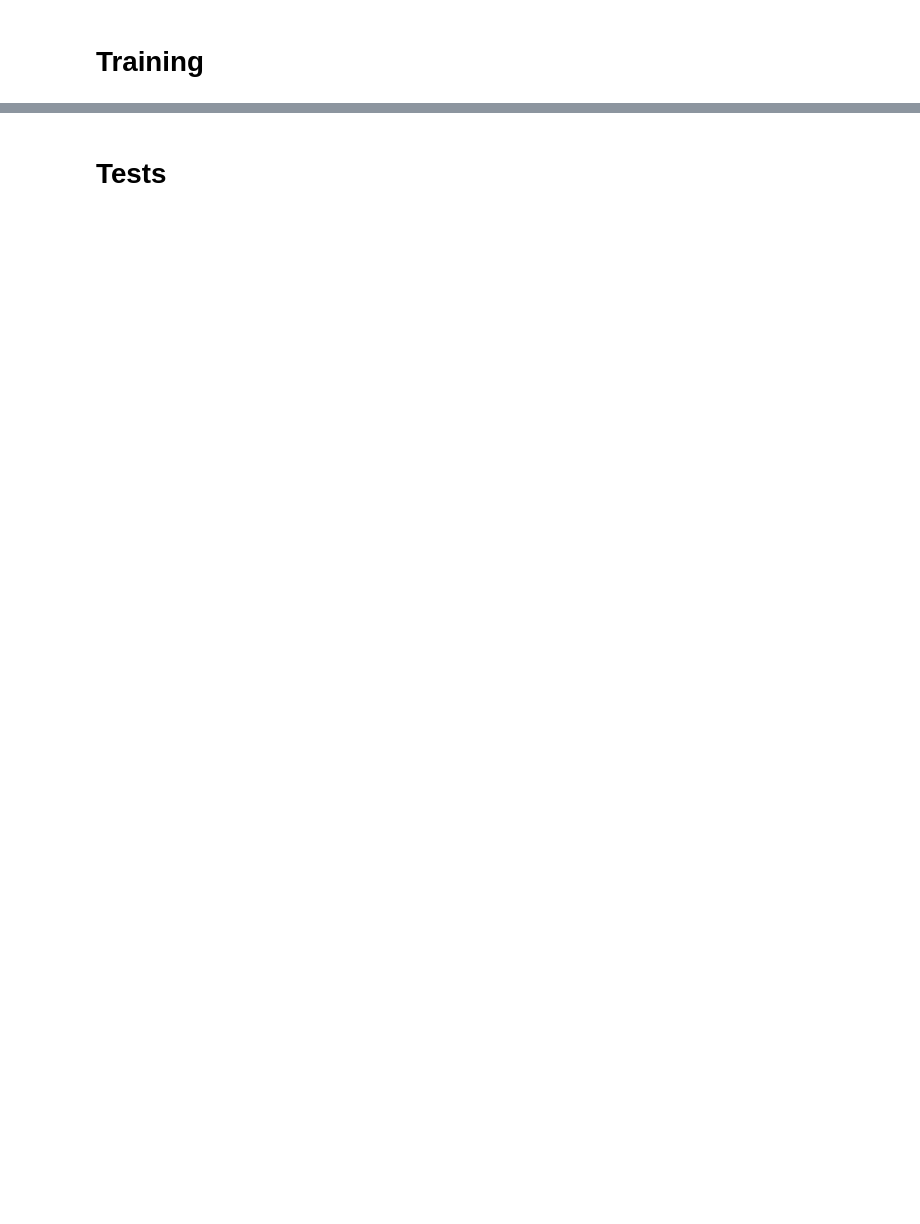
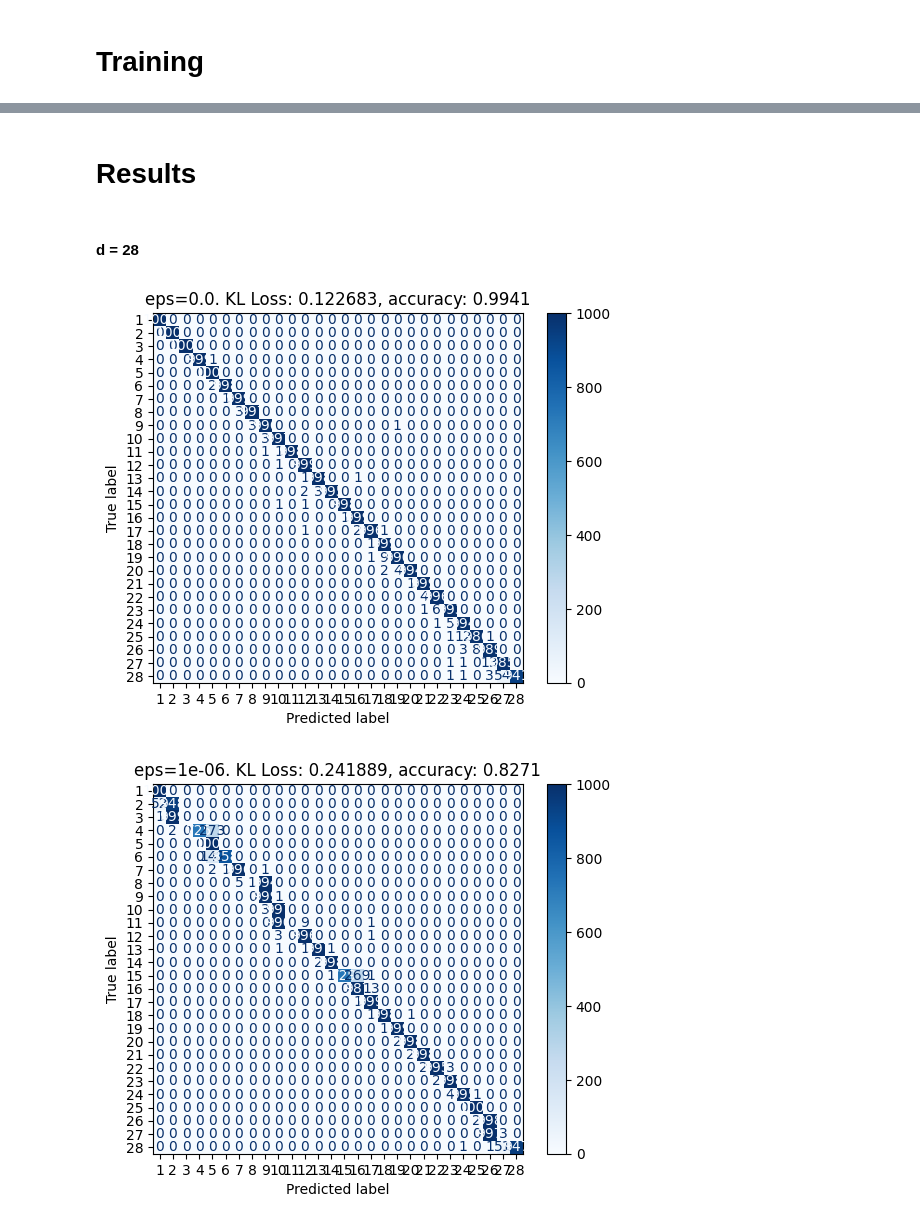
Before and after one commit to Michozord/Jordan_Transformer, a Jupyter notebook: sandbox/Jordan7.ipynb, the cells around one changed output, grey strips where cells are left out. Cells and saved outputs as stored; diff of their text form; code cells hidden in the pictures; blank space fills up the shorter version.

```diff
--- a/sandbox/Jordan7.ipynb
+++ b/sandbox/Jordan7.ipynb
@@ -55,15 +18,16 @@ def test_jordan_net(model, d, matrices_per_class=1000, mode="random", eps=None,
 torch.manual_seed(0)
 np.random.seed(0)
 
-d = 15
+d = 28
 
 model = JordanNet(d=d, num_classes=d, encode_dim=32)
 
 matrices, labels, features, masks, dists = generate_training_dataset(
-    matrices_per_class=10_000,
+    matrices_per_class=5_000,
     d=d,
     mode="random",
     device="cpu",
+    numpy_float32=True,
 )
 
 print(dists.mean(dim=0))
@@ -115,2 +177,10 @@ Early stopping triggered at epoch 11. Best Val Loss: 0.198083
 # %% [markdown]
-# Tests
+# Results
+# %% [markdown]
+#### d = 28
+# %%
+d=28
+visualize_test_results(d, f"sandbox/jordan7_results/results_{d}.json")
+# %% [output]
+[figure, added]
+[figure, added]
```
Also changed, not shown: parts of 11 cells of this notebook, 5 other files.
